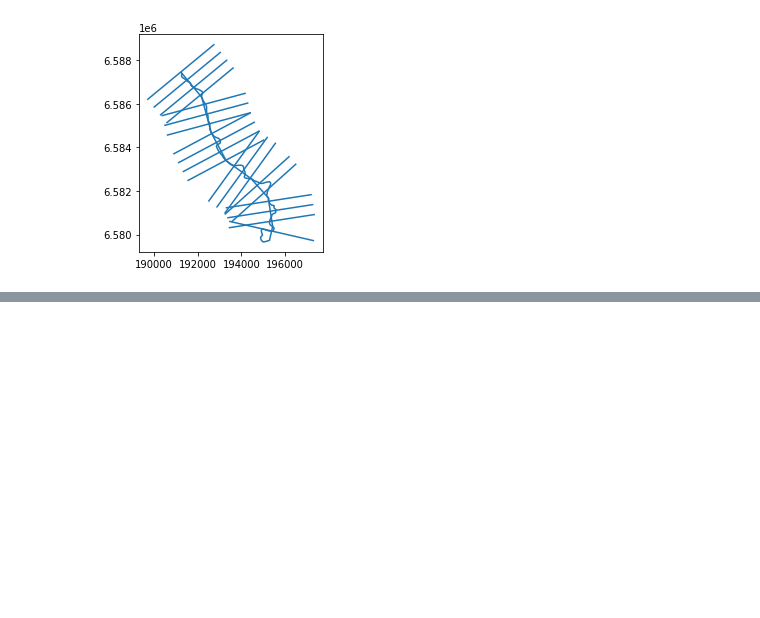
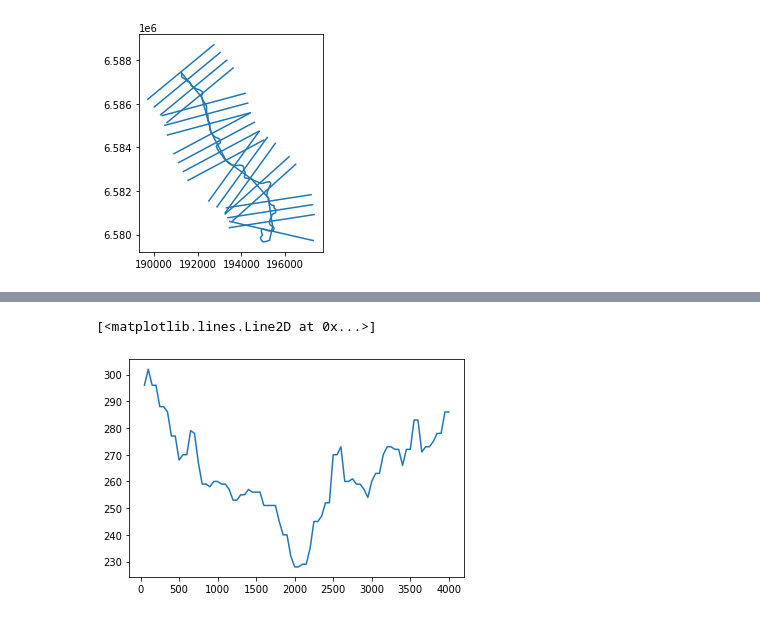
Before and after one commit to robertorolo/mancha_de_inundacao, a Jupyter notebook: prototipo.ipynb, the cells around one changed output, grey strips where cells are left out. Drawn from its saved outputs; the diff is of its cells as text; code cells hidden in the pictures; blank space fills up the shorter version.

```diff
--- a/prototipo.ipynb
+++ b/prototipo.ipynb
@@ -65,0 +68,5 @@ s.plot()
+# %%
+plt.plot(d, c[1])
+# %% [output]
+[<matplotlib.lines.Line2D at 0x...>]
+[figure, added]
```
Also changed, not shown: parts of 5 cells of this notebook, 2 other files.
